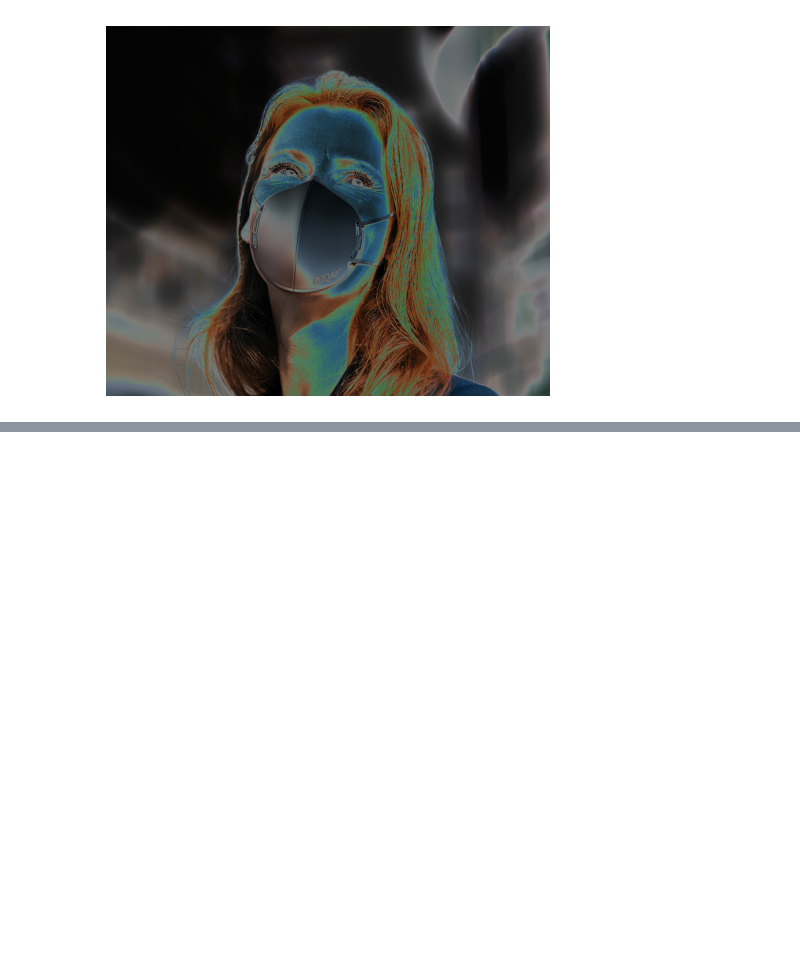
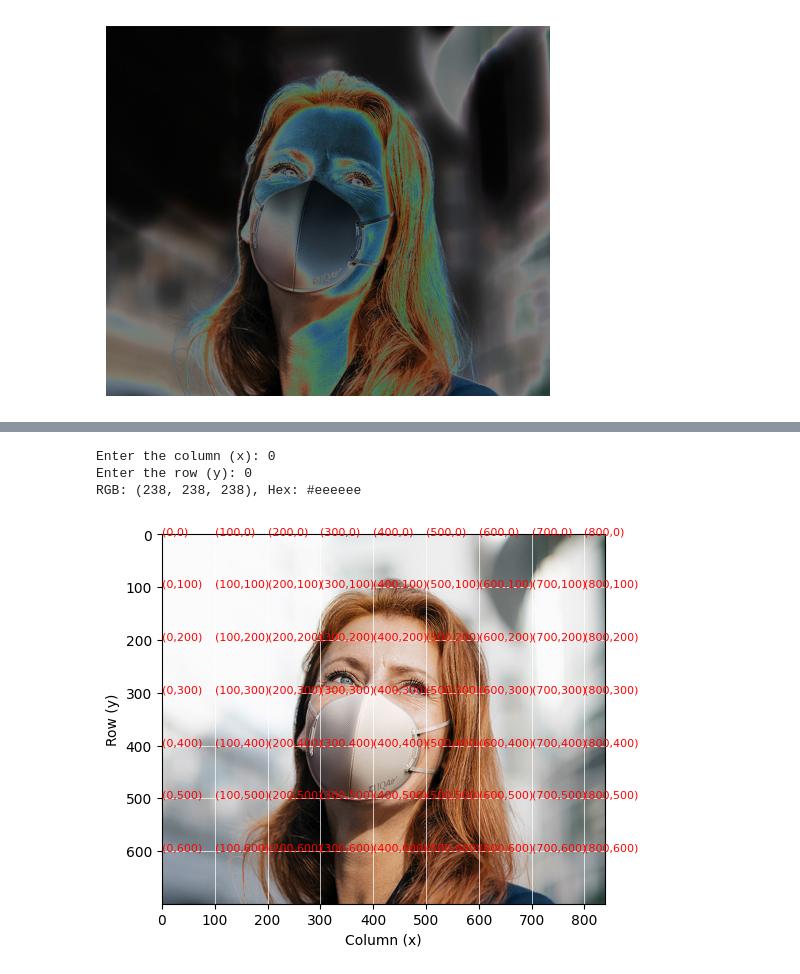
Before and after one commit to realrilo/ImageProc, a Jupyter notebook: ImageProcessing_1.ipynb, the cells around one changed output, grey strips where cells are left out. Saved outputs shown, nothing was run; the diff lists cells and outputs as text; code cells hidden in the pictures; blank space fills up the shorter version.

```diff
--- a/ImageProcessing_1.ipynb
+++ b/ImageProcessing_1.ipynb
@@ -123,0 +135,12 @@ plt.show()
+# %%
+# Step 1: Load the image from the URL
+url = "https://res.cloudinary.com/dd4uyxyju/image/upload/v1727079232/Mask_Adult_Hero_MO_uppt3c.jpg"
+response = requests.get(url)
+image = Image.open(BytesIO(response.content))
+# %%
+# Convert the image to RGB (in case it's in another mode like RGBA)
+image = image.convert('RGB')
+
+# Step 2: Get the pixel data and create a DataFrame
+pixels = list(image.getdata())
+width, height = image.size
@@ -123,0 +173,56 @@ plt.show()
+# %%
+# Step 4: Function to get RGB and Hex color of a specific pixel (by row and column)
+def get_pixel_color(x, y):
+    if 0 <= x < width and 0 <= y < height:
+        r, g, b = image.getpixel((x, y))
+        hex_color = rgb_to_hex(r, g, b)
+        return f"RGB: ({r}, {g}, {b}), Hex: {hex_color}"
+    else:
+        return "Coordinates are out of bounds."
+
+# Example usage: Input the desired pixel coordinates
+x = int(input("Enter the column (x): "))
+y = int(input("Enter the row (y): "))
+
+# Output the RGB and Hex color at the specified pixel
+print(get_pixel_color(x, y))
+
+# # Optional: Display the image for visual reference
+# plt.imshow(image)
+# plt.xlabel('Column (x)')
+# plt.ylabel('Row (y)')
+# plt.show()
+
+#Display the Image with Grid: Use Matplotlib to display the image and overlay a grid:
+def display_image_with_grid(image, grid_size):
+    fig, ax = plt.subplots()
+    ax.imshow(image)
+
+    # Get image dimensions
+    width, height = image.size
+
+    # Set grid intervals
+    x_ticks = np.arange(0, width, grid_size)
+    y_ticks = np.arange(0, height, grid_size)
+
+    # Set grid lines
+    ax.set_xticks(x_ticks)
+    ax.set_yticks(y_ticks)
+    ax.grid(color='white', linestyle='-', linewidth=0.5)
+
+    # Label specific coordinates
+    for x in x_ticks:
+        for y in y_ticks:
+            ax.text(x, y, f'({x},{y})', color='red', fontsize=8)
+
+    plt.xlabel('Column (x)')
+    plt.ylabel('Row (y)')
+    plt.show()
+
+# Example usage
+display_image_with_grid(image, grid_size=100)
+# %% [output]
+Enter the column (x): 0
+Enter the row (y): 0
+RGB: (238, 238, 238), Hex: #eeeeee
+[figure, added]
```
Also changed, not shown: parts of 7 cells of this notebook.
